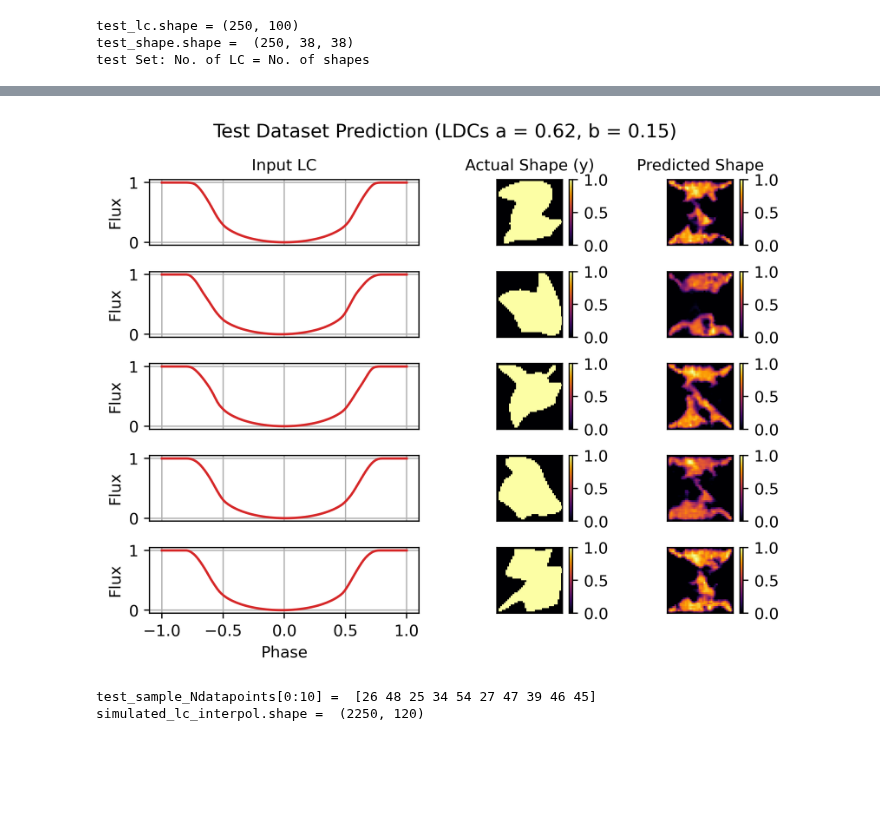
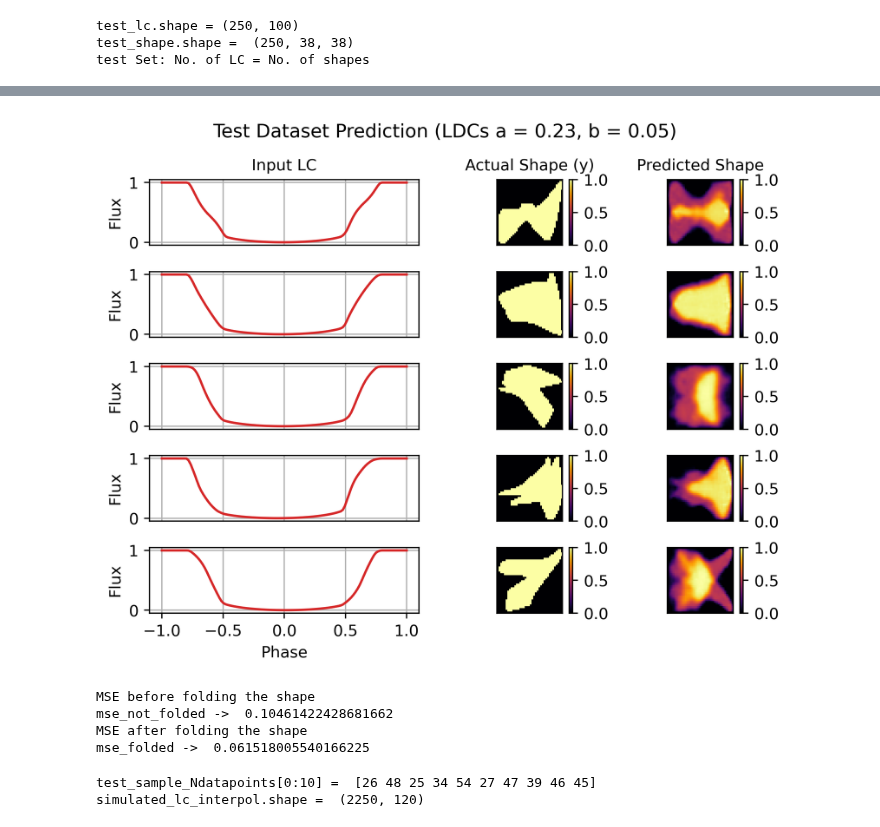
Before and after one commit to abrahammathews2000/mega, a Jupyter notebook: ml_training/ML_model_v5_noise_nine_LDCs-testing_only.ipynb, the cells around one changed output, grey strips where cells are left out. Drawn from its saved outputs; the diff is of its cells as text; code cells hidden in the pictures; blank space fills up the shorter version.

Commit message:
Added code to fold the predicted shape and calculate MSE in the 9 LDC testing code

```diff
--- a/ml_training/ML_model_v5_noise_nine_LDCs-testing_only.ipynb
+++ b/ml_training/ML_model_v5_noise_nine_LDCs-testing_only.ipynb
@@ -33,7 +33,7 @@ TensorFlow version: 2.12.1
 # test_shape_dir = '/scratch/abraham/Documents/mega_git/mega/data/test/npy/shape/test_shape_1_9times.npy'
 # test_lc_dir = '/scratch/abraham/Documents/mega_git/mega/data/test/npy/lc/test_lc_1_to_9.npy'
 test_shape_dir = '/scratch/abraham/Documents/mega_git/mega/data/test/npy/shape/shape_1.npy'
-test_lc_dir = '/scratch/abraham/Documents/mega_git/mega/data/test/npy/lc/lc_17_shape_1.npy'
+test_lc_dir = '/scratch/abraham/Documents/mega_git/mega/data/test/npy/lc/lc_12_shape_1.npy'
 
 test_lc = np.load(test_lc_dir)
 test_shape = np.load(test_shape_dir)
@@ -125,34 +125,92 @@ Normalized the predicted shape
 # %%
 
 num = 5
 fig,ax=plt.subplots(num,3, figsize=(7,5), gridspec_kw={ 'width_ratios': [2,1,1],
         'wspace': 0.2,'hspace': 0.4})
 plt.rcParams['figure.dpi'] = 400
 
 ax[0][0].set_title('Input LC',size=10)
 ax[0][1].set_title('Actual Shape (y)',size=10)
 ax[0][2].set_title(r'Predicted Shape',size=10)
 ax[num-1][0].set_xlabel('Phase',size=10)
 ph = np.linspace(-1.0,1.0,len(test_lc_scaled_append[0]))
 # advance = 60
 for i in range(num):
     k =  random.randint(0, len(test_lc_scaled_append)-1) # 249 - i #
     ax[i][2].tick_params(left = False, right = False , labelleft = False ,labelbottom = False, bottom = False)
     ax[i][1].tick_params(left = False, right = False , labelleft = False ,labelbottom = False, bottom = False)
     if(i<num-1): ax[i][0].tick_params(labelbottom = False, bottom = False)
     img = ax[i][1].imshow(test_shape[k],cmap='inferno')
     plt.colorbar(img)
     ax[i][0].set_ylabel('Flux',size=10)
     # ax[i][0].set_ylim(-0.5,1.5)
     ax[i][0].plot(ph, test_lc_scaled_append[k],color = 'tab:red',linewidth=1.5)
     ax[i][0].grid('on')
     img = ax[i][2].imshow(test_predict_shape[k],cmap='inferno')
     plt.colorbar(img)
 
-plt.suptitle('Test Dataset Prediction (LDCs a = 0.62, b = 0.15)')
+plt.suptitle('Test Dataset Prediction (LDCs a = 0.23, b = 0.05)')
 plt.show()
 # %% [output]
-[figure, old version]
+[figure, new version]
+# %%
+# All the required codes for folding and calculating MSE
+
+def fold_original_image_array(org_image_array):
+    # Return an array containing folding each 2d shape
+    folded_org_image_array = np.zeros((int(org_image_array.shape[0]),int(org_image_array.shape[1]/2),int(org_image_array.shape[2]) ))
+    for i in np.arange(len(org_image_array)):
+        image_top = org_image_array[i,0:int(org_image_array.shape[1]/2),:]
+        image_bottom = org_image_array[i,int(org_image_array.shape[1]/2):,:]
+        image_bottom_flip = np.flipud(image_bottom)
+        folded_org_image_array[i] = image_bottom_flip+image_top
+    folded_org_image_array[folded_org_image_array>0] = 1
+    return(folded_org_image_array)
+
+def fold_predicted_image_array(org_image_array):
+    threshold = 0.3
+    # Return an array containing folding each 2d shape
+    folded_org_image_array = np.zeros((int(org_image_array.shape[0]),int(org_image_array.shape[1]/2),int(org_image_array.shape[2]) ))
+    for i in np.arange(len(org_image_array)):
+        image_top = org_image_array[i,0:int(org_image_array.shape[1]/2),:]
+        image_bottom = org_image_array[i,int(org_image_array.shape[1]/2):,:]
+        image_bottom_flip = np.flipud(image_bottom)
+        folded_org_image_array[i] = image_bottom_flip+image_top
+        folded_org_image_array[i] = (folded_org_image_array[i] - np.amin(folded_org_image_array[i]))/(np.amax(folded_org_image_array[i]) - np.amin(folded_org_image_array[i]))
+    folded_org_image_array[folded_org_image_array>=threshold] = 1
+    folded_org_image_array[folded_org_image_array<threshold] = 0
+    return(folded_org_image_array)
+
+def calc_MSE(ary1,ary2):
+    MSE = 0
+    if ary1.shape == ary2.shape:
+        for i in np.arange(len(ary1)):
+            MSE = MSE + np.mean((ary1[i] - ary2[i])**2)
+        MSE = MSE/len(ary1)
+        # print("MSE = ",MSE)
+        return(MSE)
+    else:
+        print("Given array shape not same")
+
+# Fold the original shapes
+folded_test_shape_array = fold_original_image_array(test_shape)
+
+# Fold the predicted shapes for different SNR
+folded_test_predict_shape_array = fold_predicted_image_array(test_predict_shape)
+
+print("MSE before folding the shape")
+mse_not_folded = calc_MSE(test_shape,test_predict_shape)
+print("mse_not_folded -> ",mse_not_folded)
+
+
+print("MSE after folding the shape")
+mse_folded = calc_MSE(folded_test_shape_array,folded_test_predict_shape_array)
+print("mse_folded -> ",mse_folded)
+# %% [output]
+MSE before folding the shape
+mse_not_folded ->  0.10461422428681662
+MSE after folding the shape
+mse_folded ->  0.061518005540166225
 # %%
 # Code to sample and interpolate the test light curves
 def sample_interpolate_simul_lc(simulated_lc,sample_Ndatapoints_array):
```
Also changed, not shown: parts of 4 cells of this notebook.
